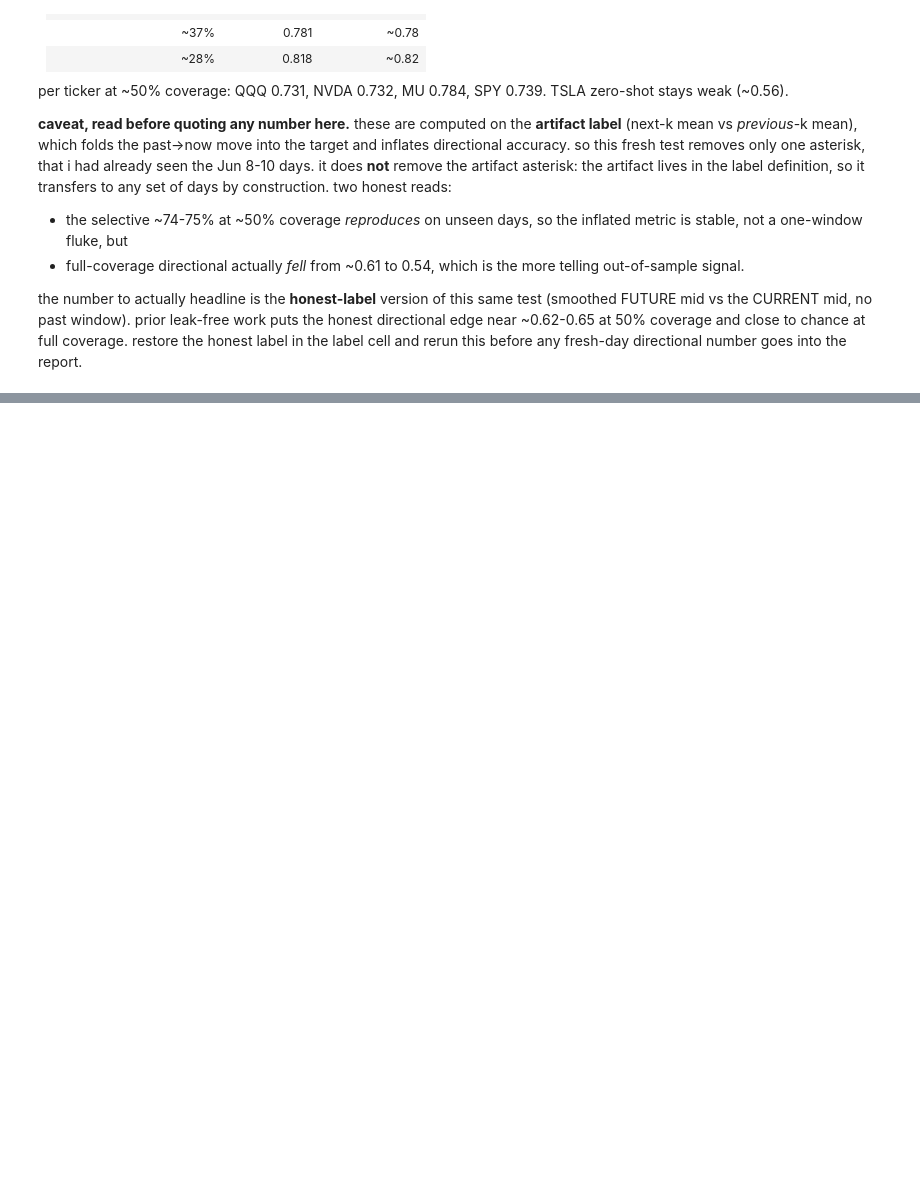
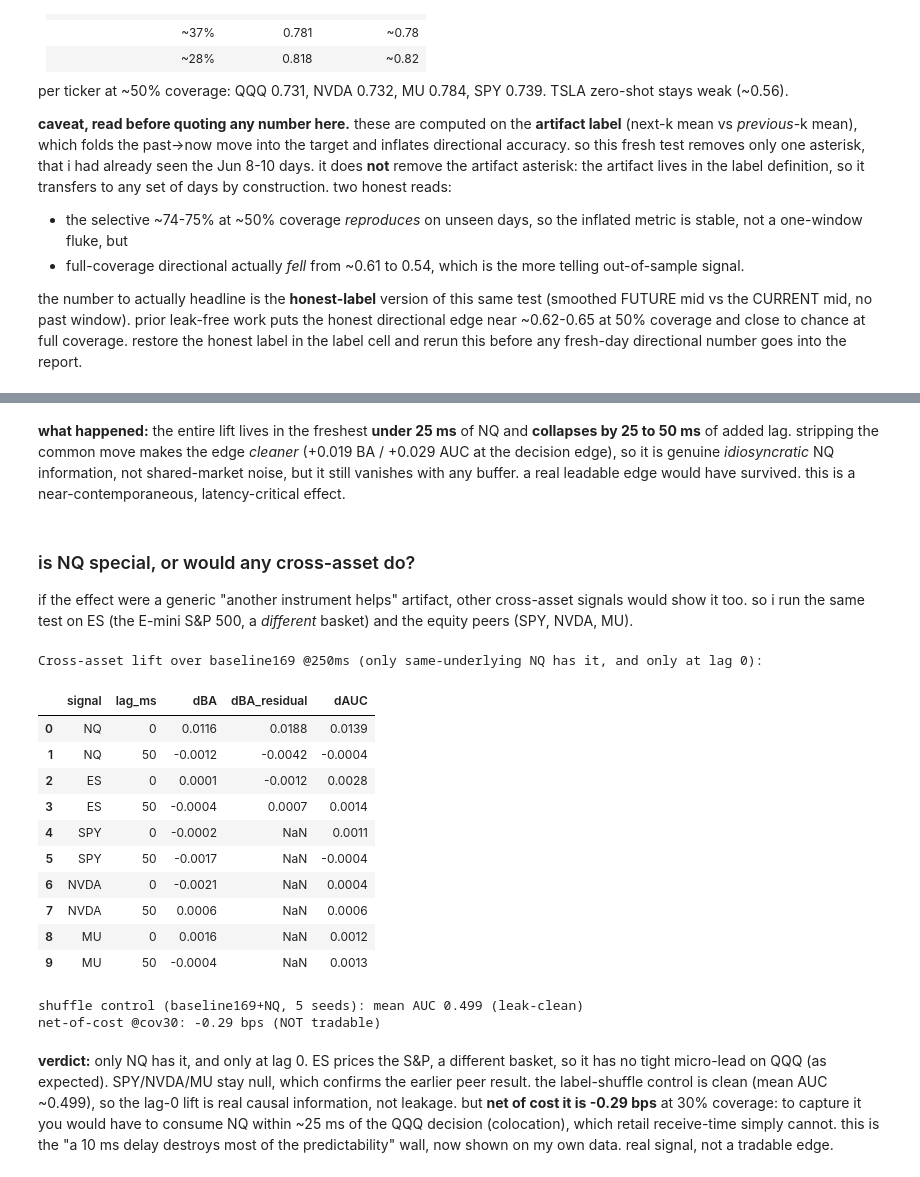
Before and after one commit to pallavigeddam/cs207-section5-team4-project, a Jupyter notebook: Ron_LSTM.ipynb, the cells around one changed output, grey strips where cells are left out. Drawn from its saved outputs; the diff is of its cells as text; code cells hidden in the pictures; blank space fills up the shorter version.

```diff
--- a/Ron_LSTM.ipynb
+++ b/Ron_LSTM.ipynb
@@ -887,0 +1035,39 @@ the number to actually headline is the **honest-label** version of this same tes
+# %% [markdown]
+**what happened:** the entire lift lives in the freshest **under 25 ms** of NQ and **collapses by 25 to 50 ms** of added lag. stripping the common move makes the edge *cleaner* (+0.019 BA / +0.029 AUC at the decision edge), so it is genuine *idiosyncratic* NQ information, not shared-market noise, but it still vanishes with any buffer. a real leadable edge would have survived. this is a near-contemporaneous, latency-critical effect.
+# %% [markdown]
+### is NQ special, or would any cross-asset do?
+
+if the effect were a generic "another instrument helps" artifact, other cross-asset signals would show it too. so i run the same test on ES (the E-mini S&P 500, a *different* basket) and the equity peers (SPY, NVDA, MU).
+# %%
+# Do ANY other cross-asset signals show the NQ lag-0 lift? (ES futures + SPY/NVDA/MU stocks)
+# NQ = E-mini Nasdaq-100 (same underlying as QQQ); ES = E-mini S&P 500 (different basket).
+rows=[]
+for r in xa['rows']:
+    if r['signal'] in ('NQ','ES') and r['lag_ms'] in (0,50):
+        rows.append(dict(signal=r['signal'], lag_ms=r['lag_ms'], dBA=round(r['dBA_raw'],4),
+                         dBA_residual=round(r.get('dBA_resid',float('nan')),4), dAUC=round(r['dAUC_raw'],4)))
+for r in xa['rows']:
+    if r['signal'] in ('SPY','NVDA','MU'):
+        rows.append(dict(signal=r['signal'], lag_ms=r['lag_ms'], dBA=round(r['dBA_raw'],4),
+                         dBA_residual=None, dAUC=round(r['dAUC_raw'],4)))
+print('Cross-asset lift over baseline169 @250ms (only same-underlying NQ has it, and only at lag 0):')
+display(pd.DataFrame(rows))
+print('shuffle control (baseline169+NQ, 5 seeds): mean AUC %.3f (leak-clean)' % nqv['shuffle']['mean'])
+print('net-of-cost @cov30: %+.2f bps (NOT tradable)' % nqv['tradability']['net_bps_cov30'])
+# %% [output]
+Cross-asset lift over baseline169 @250ms (only same-underlying NQ has it, and only at lag 0):
+|  | signal | lag_ms | dBA | dBA_residual | dAUC |
+| 0 | NQ | 0 | 0.0116 | 0.0188 | 0.0139 |
+| 1 | NQ | 50 | -0.0012 | -0.0042 | -0.0004 |
+| 2 | ES | 0 | 0.0001 | -0.0012 | 0.0028 |
+| 3 | ES | 50 | -0.0004 | 0.0007 | 0.0014 |
+| 4 | SPY | 0 | -0.0002 | NaN | 0.0011 |
+| 5 | SPY | 50 | -0.0017 | NaN | -0.0004 |
+| 6 | NVDA | 0 | -0.0021 | NaN | 0.0004 |
+| 7 | NVDA | 50 | 0.0006 | NaN | 0.0006 |
+| 8 | MU | 0 | 0.0016 | NaN | 0.0012 |
+| 9 | MU | 50 | -0.0004 | NaN | 0.0013 |
+shuffle control (baseline169+NQ, 5 seeds): mean AUC 0.499 (leak-clean)
+net-of-cost @cov30: -0.29 bps (NOT tradable)
+# %% [markdown]
+**verdict:** only NQ has it, and only at lag 0. ES prices the S&P, a different basket, so it has no tight micro-lead on QQQ (as expected). SPY/NVDA/MU stay null, which confirms the earlier peer result. the label-shuffle control is clean (mean AUC ~0.499), so the lag-0 lift is real causal information, not leakage. but **net of cost it is -0.29 bps** at 30% coverage: to capture it you would have to consume NQ within ~25 ms of the QQQ decision (colocation), which retail receive-time simply cannot. this is the "a 10 ms delay destroys most of the predictability" wall, now shown on my own data. real signal, not a tradable edge.
```
Also changed, not shown: parts of 48 cells of this notebook.
